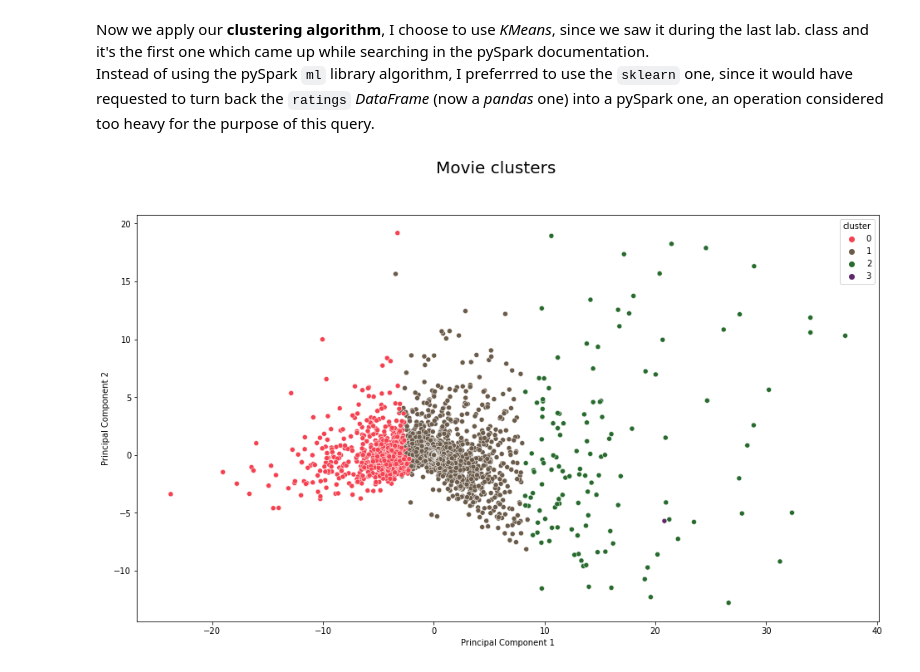
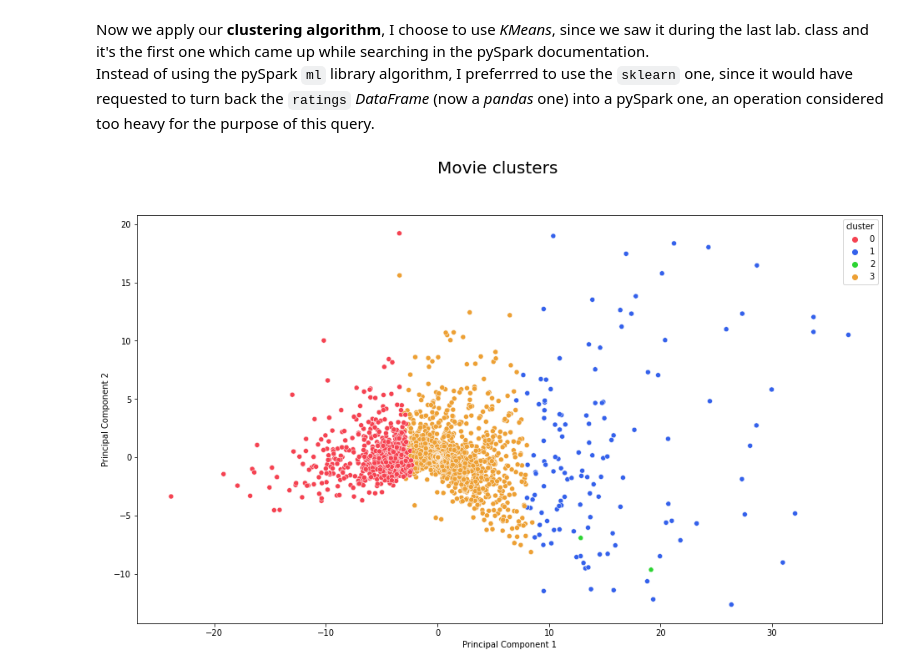
Before and after one commit to zetaemme/movielens_analysis, a Jupyter notebook: movielens.ipynb, the cells around one changed output. Drawn from its saved outputs; the diff is of its cells as text; code cells hidden in the pictures.

```diff
--- a/movielens.ipynb
+++ b/movielens.ipynb
@@ -391,0 +397,28 @@ plt.show()
+# %%
+from pyspark.sql.functions import col, desc, stddev, monotonically_increasing_id
+from scipy.stats import pearsonr
+
+movies_stddev = ratings_dataset.groupBy("MovieID")\
+                               .agg(stddev(col("Rating")))\
+                               .withColumnRenamed(
+                                   "stddev_samp(Rating)",
+                                   "stddev"
+                               )
+
+movies_ratings_cnt = ratings_dataset.groupBy("MovieID").count()
+
+result_df = movies_stddev.join(movies_ratings_cnt, "MovieID")\
+                         .drop("MovieID").toPandas()
+
+# Some values in the stddev column were NaN, maybe a pySpark stddev error
+# This happens for all the movies with 1 rating only
+# To avoid that, I've manually setted the stddev of those movies to 0
+result_df["stddev"].fillna(0, inplace=True)
+
+std_deviations = [row.stddev for _, row in result_df.iterrows()]
+ratings = [int(row["count"]) for _, row in result_df.iterrows()]
+
+corr, p_val = pearsonr(std_deviations, ratings)
+
+print(f"Correlation: {corr}")
+print(f"P-Value: {p_val}")
@@ -849,32 +887,32 @@ clusters = kmeans.fit_predict(ratings[ratings.columns.tolist()])
 ratings["cluster"] = clusters
 
 pca = PCA(n_components=2)
 
 principal_componets = pca.fit_transform(ratings)
 
 pcc = pd.DataFrame(
     data=principal_componets,
     columns=["PC1", "PC2"],
     index=ratings.index.tolist()
 )
 
 pcc["cluster"] = ratings["cluster"]
 
 plt.figure(figsize=(16, 9))
 
-palette = ["#f54251", "#6b5b4a", "#286b2e", "#60286b"]
+palette = ["#f54251", "#3461eb", "#2cd432", "#eda034"]
 sns.scatterplot(
     data=pcc,
     x="PC1",
     y="PC2",
     hue="cluster",
     palette=palette
 )
 
 plt.xlabel("Principal Component 1")
 plt.ylabel("Principal Component 2")
 plt.suptitle("Movie clusters", fontsize=20)
 
 plt.show()
 # %% [output]
-[figure, old version]
+[figure, new version]
```
Also changed, not shown: parts of 13 cells of this notebook, 3 other files.
